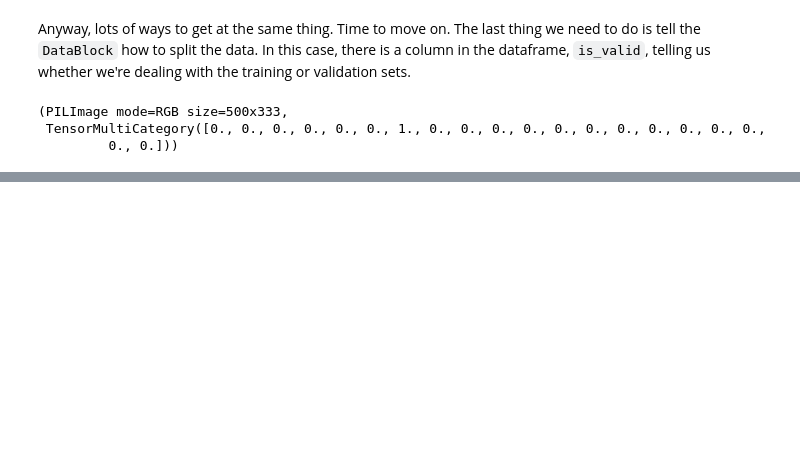
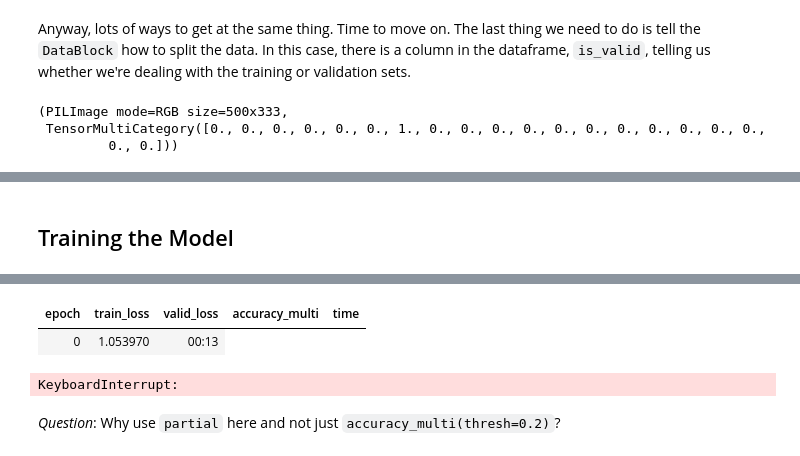
Before and after one commit to djliden/deep_learning_practice, a Jupyter notebook: notebooks/ch6_other_computer_vision_problems.ipynb, the cells around one changed output, grey strips where cells are left out. Saved outputs shown, nothing was run; the diff lists cells and outputs as text; code cells hidden in the pictures; blank space fills up the shorter version.

```diff
--- a/notebooks/ch6_other_computer_vision_problems.ipynb
+++ b/notebooks/ch6_other_computer_vision_problems.ipynb
@@ -134,0 +187,11 @@ The `~` operator in python is for negation! I did not know this.
+# %%
+def accuracy_multi(inp, targ, thresh=0.5, sigmoid=True):
+    "Compute accuracy when 'inp' and 'targ' are the same size."
+    if sigmoid: inp = inp.sigmoid()
+    return ((inp>thresh)==target.bool()).float().mean()
+# %% [markdown]
+## Training the Model
+# %%
+learn = cnn_learner(dls, resnet50, metrics=partial(accuracy_multi, thresh=0.2))
+learn.fine_tune(3, base_lr =3e-3, freeze_epochs=4)
+# %% [output]
@@ -134,0 +199,5 @@ The `~` operator in python is for negation! I did not know this.
+| epoch | train_loss | valid_loss | accuracy_multi | time |
+| 0 | 1.053970 | 00:13 |
+KeyboardInterrupt:
+# %% [markdown]
+*Question*: Why use `partial` here and not just `accuracy_multi(thresh=0.2)`?
```
Also changed, not shown: parts of 22 cells of this notebook.
